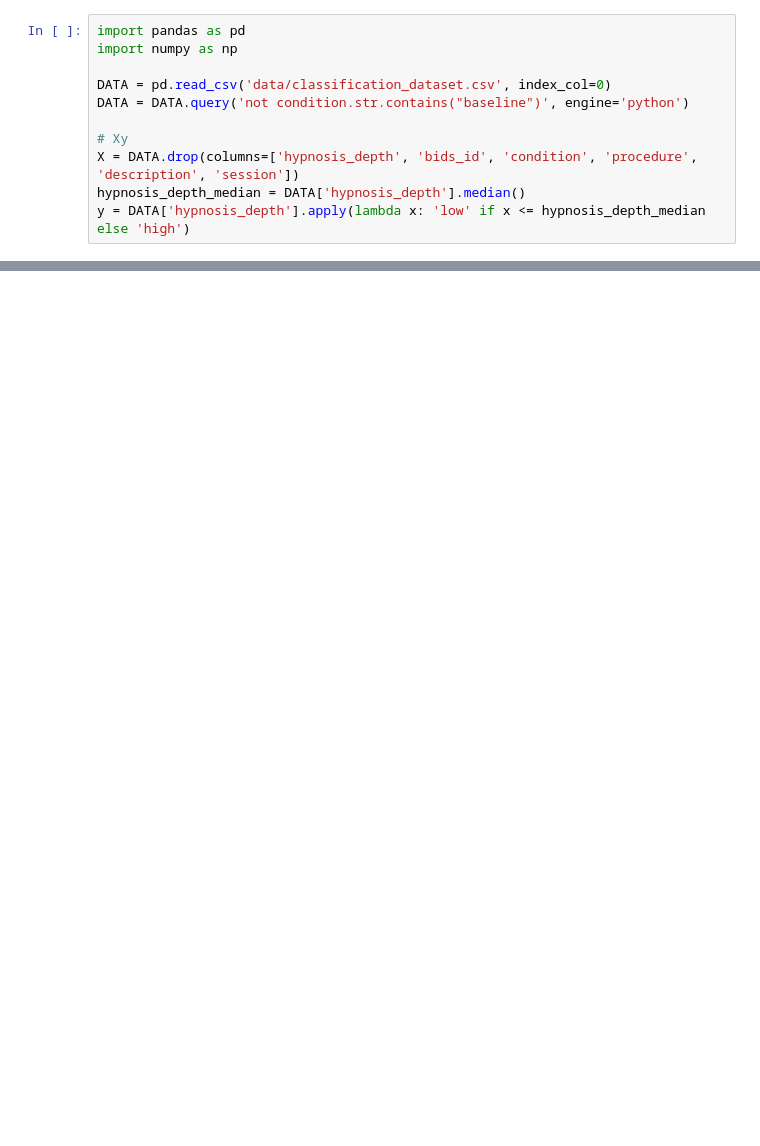
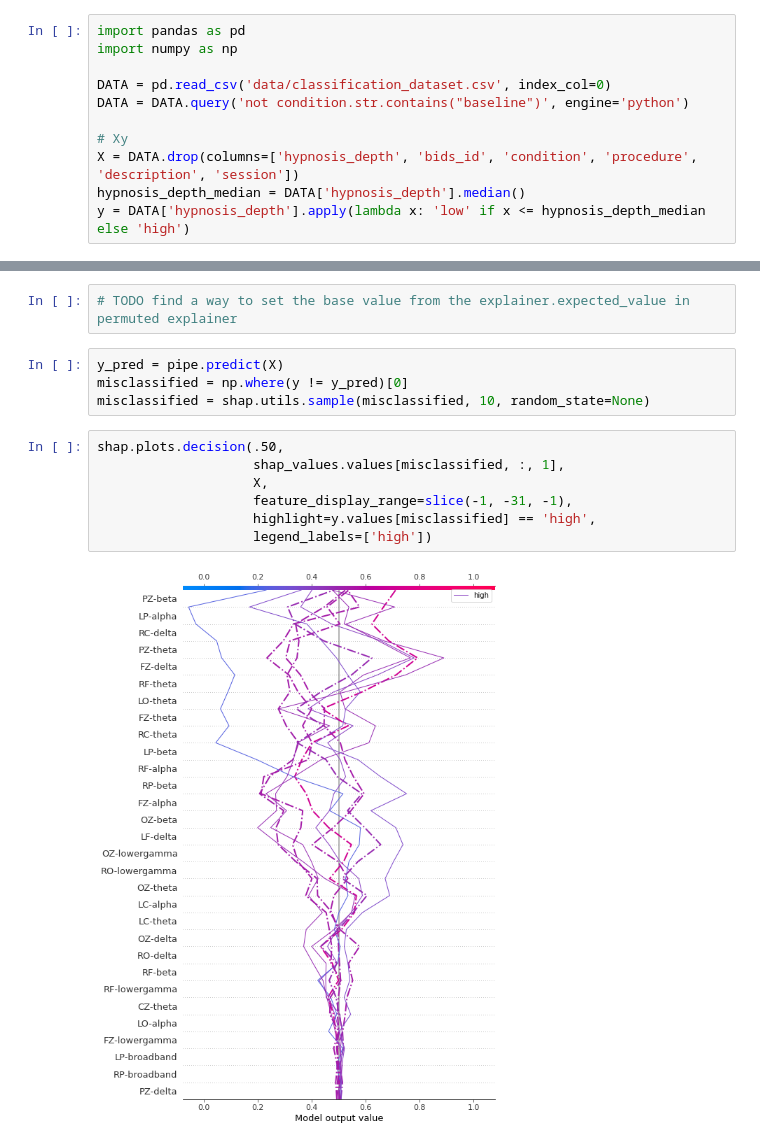
Before and after one commit to sycomix/SuggNet, a Jupyter notebook: notebooks/classification/2 PSD Classification.ipynb, the cells around one changed output, grey strips where cells are left out. Saved outputs shown, nothing was run; the diff lists cells and outputs as text; blank space fills up the shorter version.

```diff
--- a/notebooks/classification/2 PSD Classification.ipynb
+++ b/notebooks/classification/2 PSD Classification.ipynb
@@ -106,0 +157,15 @@ plt.show()
+# %%
+# TODO find a way to set the base value from the explainer.expected_value in permuted explainer
+# %%
+y_pred = pipe.predict(X)
+misclassified = np.where(y != y_pred)[0]
+misclassified = shap.utils.sample(misclassified, 10, random_state=None)
+# %%
+shap.plots.decision(.50,
+                    shap_values.values[misclassified, :, 1],
+                    X,
+                    feature_display_range=slice(-1, -31, -1),
+                    highlight=y.values[misclassified] == 'high',
+                    legend_labels=['high'])
+# %% [output]
+[figure, added]
```
Also changed, not shown: parts of 10 cells of this notebook.
